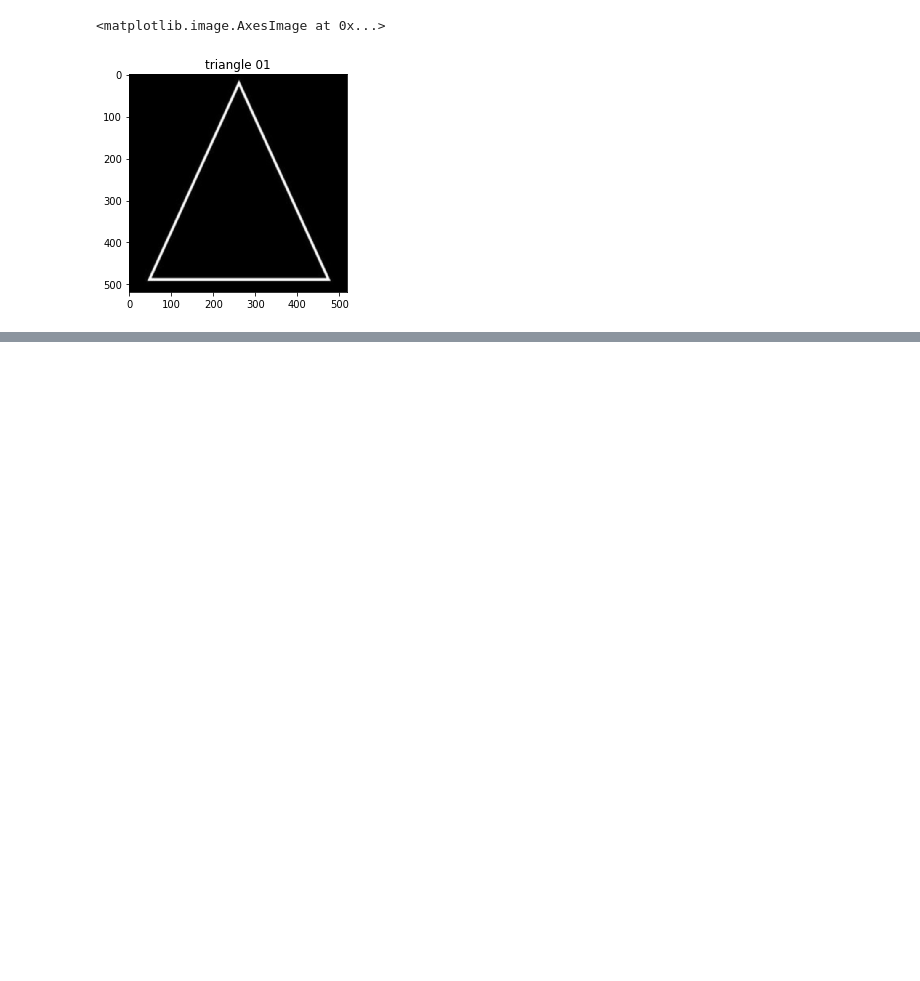
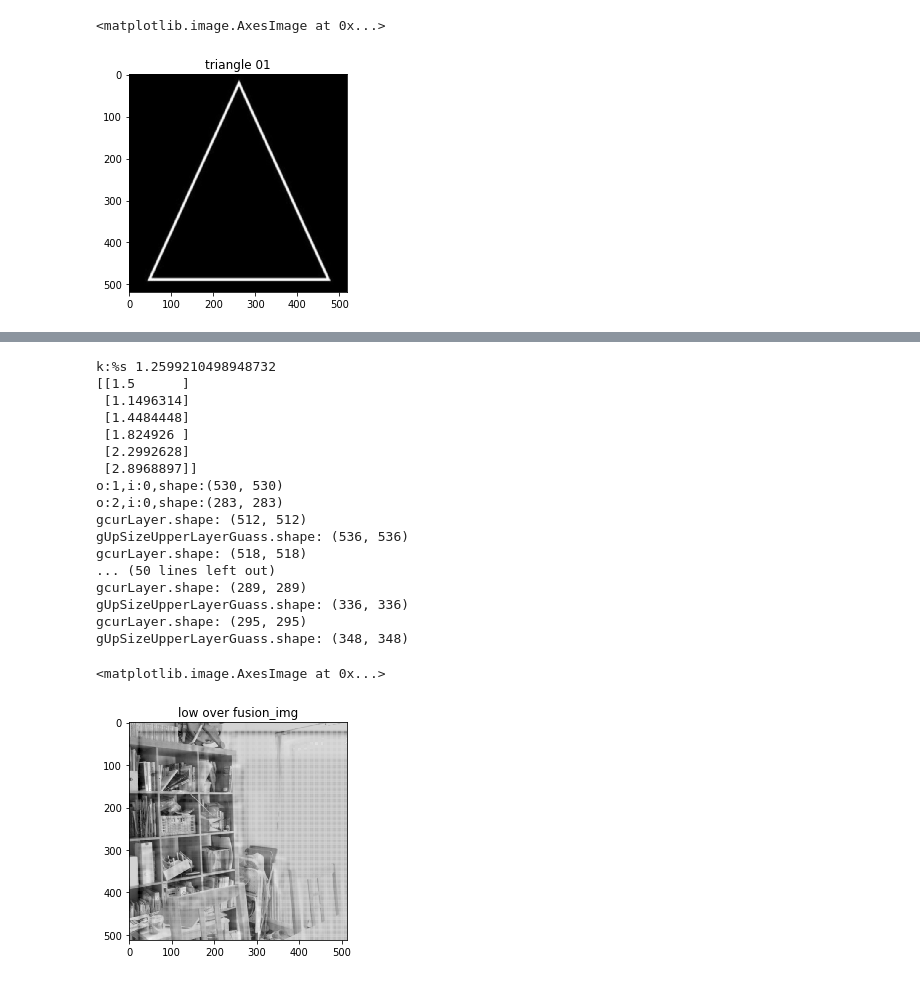
Before and after one commit to sycophant-stone/digital_image_base, a Jupyter notebook: fusion/hdr.ipynb, the cells around one changed output, grey strips where cells are left out. Cells and saved outputs as stored; diff of their text form; code cells hidden in the pictures; blank space fills up the shorter version.

Commit message:
add hdr with low exp and over exp picture

```diff
--- a/fusion/hdr.ipynb
+++ b/fusion/hdr.ipynb
@@ -294,0 +317,41 @@ plt.imshow(dict_src2[(0,1)])
+# %%
+lowImage = cv2.imread("../low_exp.jpg")
+graylowImage = cv2.cvtColor(lowImage,cv2.COLOR_BGR2GRAY)
+
+overImage = cv2.imread("../over_exp.jpg")
+grayoverImage = cv2.cvtColor(overImage,cv2.COLOR_BGR2GRAY)
+
+plt.subplot(1, 2, 1)
+plt.title("low exp")
+plt.imshow(graylowImage)
+plt.subplot(1, 2, 2)
+plt.title("over exp")
+plt.gray()
+plt.imshow(grayoverImage)
+
+
+lo_fusion_img,lo_lap_src1,lo_dict_src1,lo_lap_src2,lo_dict_src2,lo_lap_fusion_img=image_fusion(graylowImage,grayoverImage)
+
+plt.subplot(1, 1, 1)
+plt.title("low over fusion_img")
+plt.imshow(lo_fusion_img)
+# %% [output]
+k:%s 1.2599210498948732
+[[1.5      ]
+ [1.1496314]
+ [1.4484448]
+ [1.824926 ]
+ [2.2992628]
+ [2.8968897]]
+o:1,i:0,shape:(530, 530)
+o:2,i:0,shape:(283, 283)
+gcurLayer.shape: (512, 512)
+gUpSizeUpperLayerGuass.shape: (536, 536)
+gcurLayer.shape: (518, 518)
+... (50 lines left out)
+gcurLayer.shape: (289, 289)
+gUpSizeUpperLayerGuass.shape: (336, 336)
+gcurLayer.shape: (295, 295)
+gUpSizeUpperLayerGuass.shape: (348, 348)
+<matplotlib.image.AxesImage at 0x...>
+[figure, added]
```
Also changed, not shown: parts of 2 cells of this notebook.
